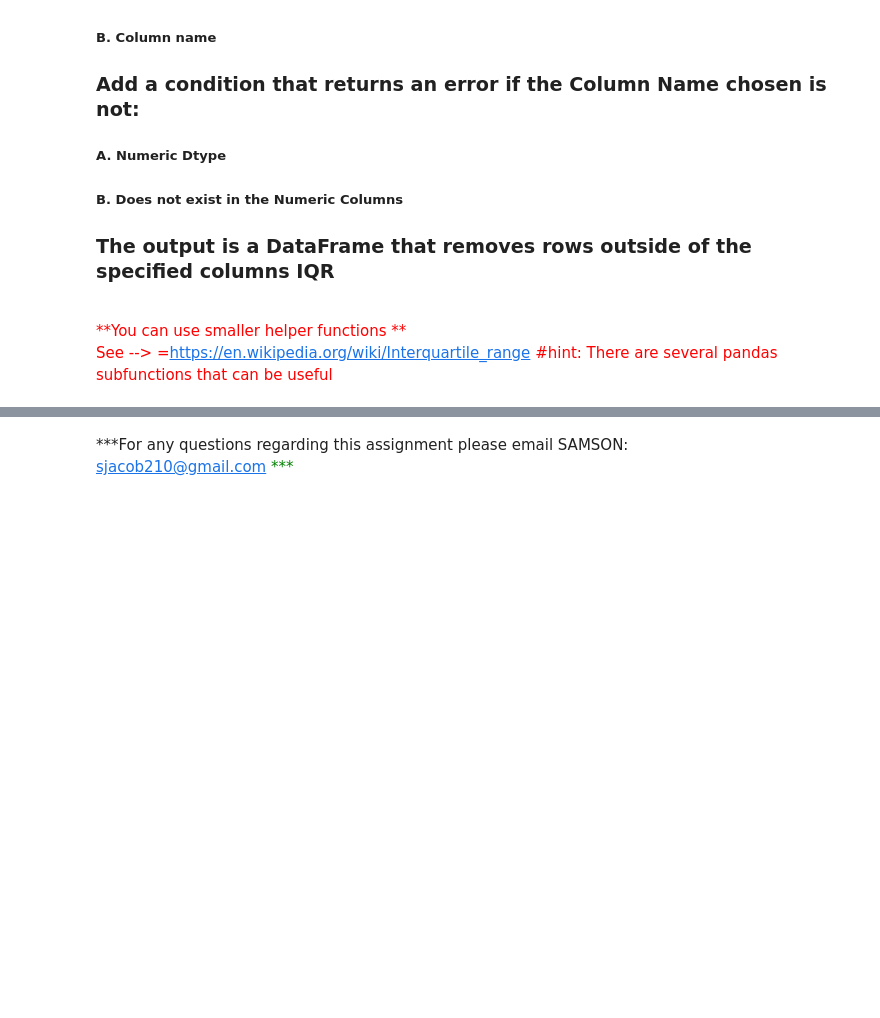
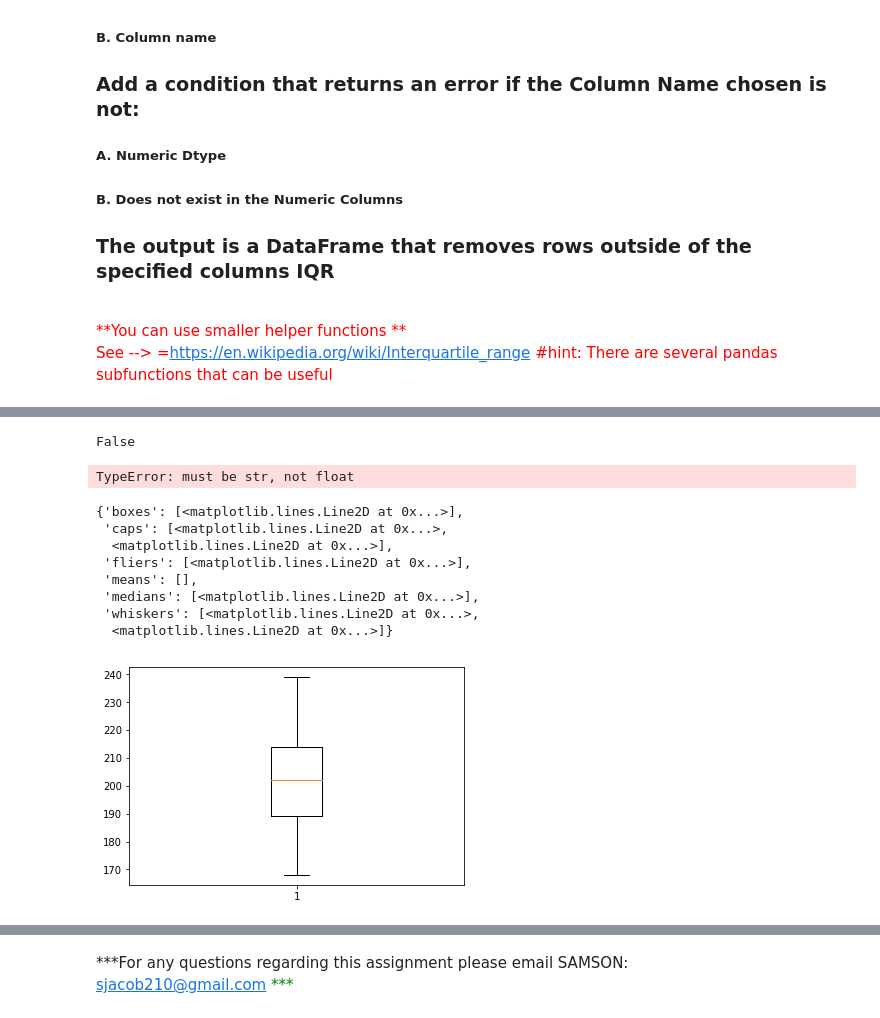
Before and after one commit to darchon30704/HW3-Python, a Jupyter notebook: Assignment_03.ipynb, the cells around one changed output, grey strips where cells are left out. Saved outputs shown, nothing was run; the diff lists cells and outputs as text; code cells hidden in the pictures; blank space fills up the shorter version.

```diff
--- a/Assignment_03.ipynb
+++ b/Assignment_03.ipynb
@@ -286,0 +626,14 @@ See --> <href>=https://en.wikipedia.org/wiki/Interquartile_range</href>
+# %%
+#Checking if Wt has any null values
+df = NHL_Goalies['Wt']
+df.isnull().values.any()
+# %% [output]
+False
+# %%
+from scipy import stats
+def notiqr(df, column):
+    a = df[(np.abs(stats.zscore(df)) < 3).all(axis=1)]
+    return a
+notiqr(NHL_Goalies, 'Salary')
+# %% [output]
+TypeError: must be str, not float
@@ -286,0 +642,13 @@ See --> <href>=https://en.wikipedia.org/wiki/Interquartile_range</href>
+# %%
+#Boxplot just to see
+plt.boxplot(NHL_Goalies['Wt'])
+# %% [output]
+{'boxes': [<matplotlib.lines.Line2D at 0x...>],
+ 'caps': [<matplotlib.lines.Line2D at 0x...>,
+  <matplotlib.lines.Line2D at 0x...>],
+ 'fliers': [<matplotlib.lines.Line2D at 0x...>],
+ 'means': [],
+ 'medians': [<matplotlib.lines.Line2D at 0x...>],
+ 'whiskers': [<matplotlib.lines.Line2D at 0x...>,
+  <matplotlib.lines.Line2D at 0x...>]}
+[figure, added]
```
Also changed, not shown: parts of 19 cells of this notebook.
